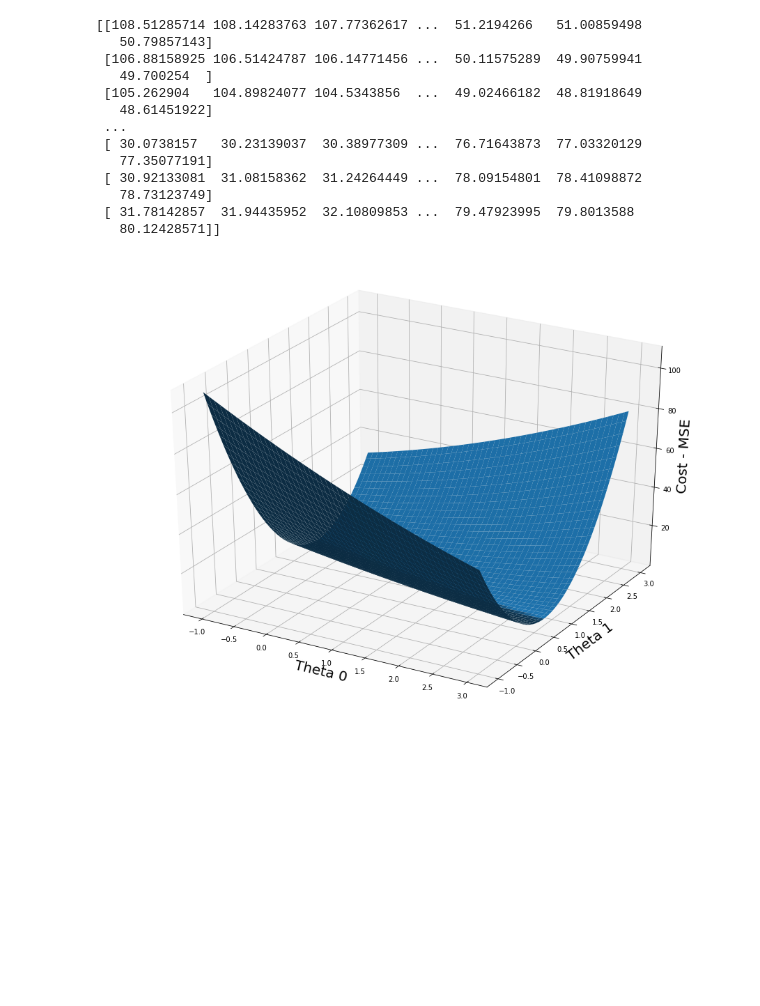
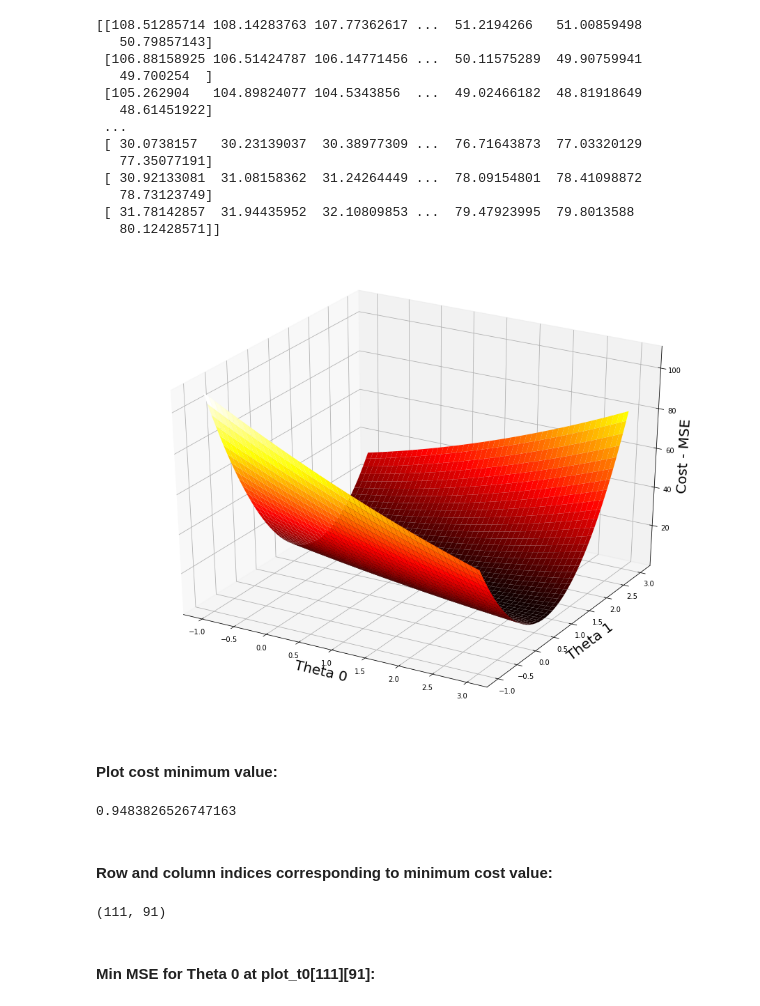
Before and after one commit to leetrent/ds-ml-bootcamp, a Jupyter notebook: 04-OptimizationGradientDescentIntro/048-PlottingMSEonSurface.ipynb, the cells around one changed output. Saved outputs shown, nothing was run; the diff lists cells and outputs as text; code cells hidden in the pictures; blank space fills up the shorter version.

```diff
--- a/04-OptimizationGradientDescentIntro/048-PlottingMSEonSurface.ipynb
+++ b/04-OptimizationGradientDescentIntro/048-PlottingMSEonSurface.ipynb
@@ -95,12 +96,28 @@ from mpl_toolkits.mplot3d.axes3d import Axes3D
 # %%
 fig = plt.figure(figsize=[16, 12])
 ax = fig.gca(projection='3d')
 
 ax.set_xlabel('Theta 0', fontsize=20)
 ax.set_ylabel('Theta 1', fontsize=20)
 ax.set_zlabel('Cost - MSE', fontsize=20)
 
-ax.plot_surface(plot_t0, plot_t1, plot_cost)
+ax.plot_surface(plot_t0, plot_t1, plot_cost, cmap=cm.hot)
 plt.show()
 # %% [output]
-[figure, old version]
+[figure, new version]
+# %% [markdown]
+#### Plot cost minimum value:
+# %%
+print(plot_cost.min())
+# %% [output]
+0.9483826526747163
+# %% [markdown]
+#### Row and column indices corresponding to minimum cost value:
+# %%
+# Output indices from 2D arrays where MSE is at its lowest:
+ij_min = np.unravel_index(indices=plot_cost.argmin(), shape=plot_cost.shape)
+print(ij_min)
+# %% [output]
+(111, 91)
+# %% [markdown]
+#### Min MSE for Theta 0 at plot_t0[111][91]:
```
Also changed, not shown: parts of 4 cells of this notebook.
